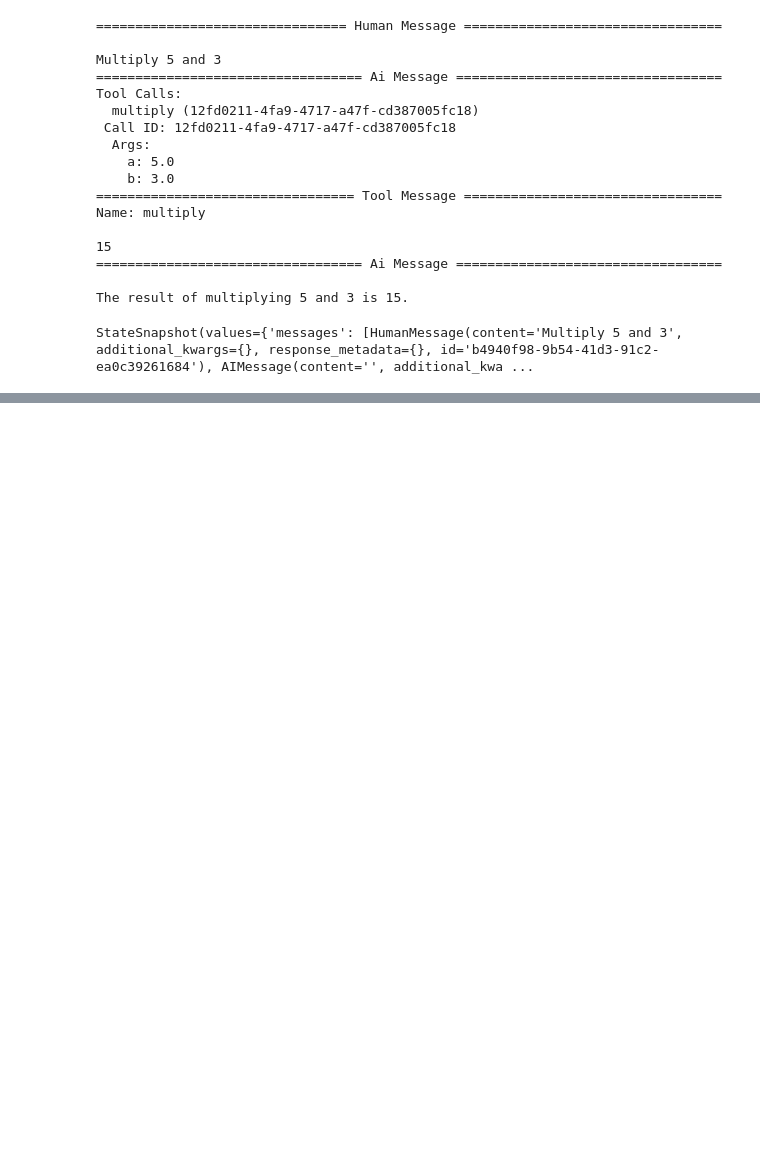
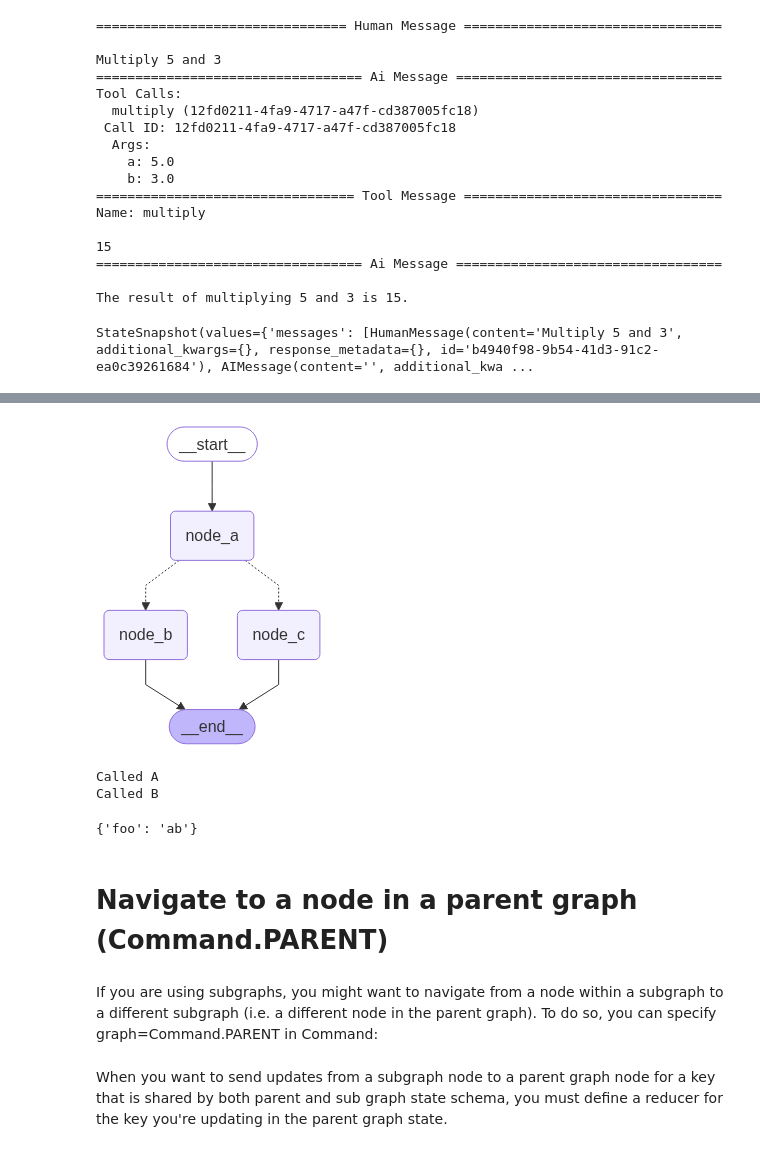
Before and after one commit to chayan141/nlp-playlist, a Jupyter notebook: langgraph_module_3.ipynb, the cells around one changed output, grey strips where cells are left out. Saved outputs shown, nothing was run; the diff lists cells and outputs as text; code cells hidden in the pictures; blank space fills up the shorter version.

```diff
--- a/langgraph_module_3.ipynb
+++ b/langgraph_module_3.ipynb
@@ -974,0 +1035,57 @@ StateSnapshot(values={'messages': [HumanMessage(content='Multiply 5 and 3', addi
+# %%
+# Define graph state
+class State(TypedDict):
+    foo: str
+# %%
+def node_a(state: State) -> Command[Literal["node_b", "node_c"]]:
+    print("Called A")
+    value = random.choice(["a", "b"])
+    # this is a replacement for a conditional edge function
+    if value == "a":
+        goto = "node_b"
+    else:
+        goto = "node_c"
+
+    # note how Command allows you to BOTH update the graph state AND route to the next node
+    return Command(
+        # this is the state update
+        update={"foo": value},
+        # this is a replacement for an edge
+        goto=goto,
+    )
+# %%
+def node_b(state: State):
+    print("Called B")
+    return {"foo": state["foo"] + "b"}
+
+
+def node_c(state: State):
+    print("Called C")
+    return {"foo": state["foo"] + "c"}
+# %%
+builder = StateGraph(State)
+builder.add_edge(START, "node_a")
+builder.add_node(node_a)
+builder.add_node(node_b)
+builder.add_node(node_c)
+# NOTE: there are no edges between nodes A, B and C!
+
+graph = builder.compile()
+# %%
+from IPython.display import display, Image
+
+display(Image(graph.get_graph().draw_mermaid_png()))
+# %% [output]
+[figure, added]
+# %%
+graph.invoke({"foo": ""})
+# %% [output]
+Called A
+Called B
+{'foo': 'ab'}
+# %% [markdown]
+# Navigate to a node in a parent graph (Command.PARENT)
+# %% [markdown]
+If you are using subgraphs, you might want to navigate from a node within a subgraph to a different subgraph (i.e. a different node in the parent graph). To do so, you can specify graph=Command.PARENT in Command:
+# %% [markdown]
+When you want to send updates from a subgraph node to a parent graph node for a key that is shared by both parent and sub graph state schema, you must define a reducer for the key you're updating in the parent graph state.
```
Also changed, not shown: parts of 17 cells of this notebook.
